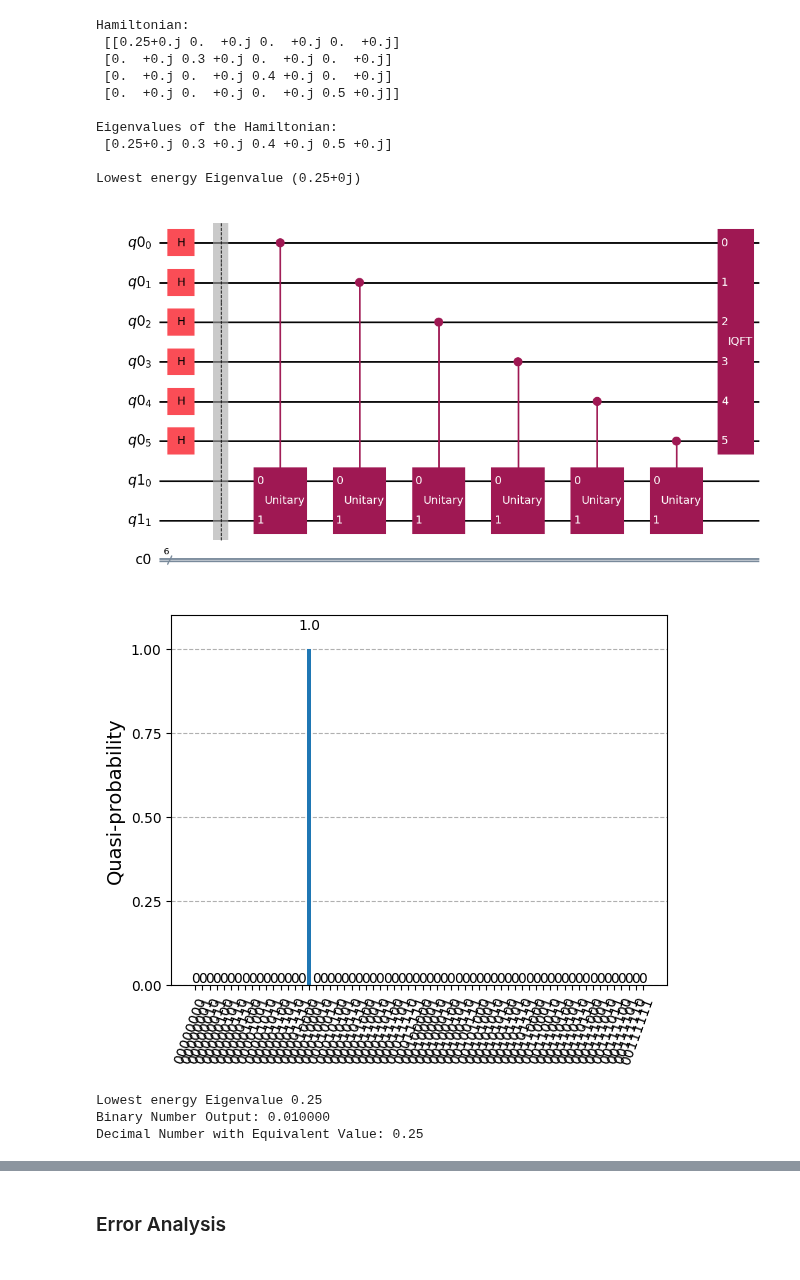
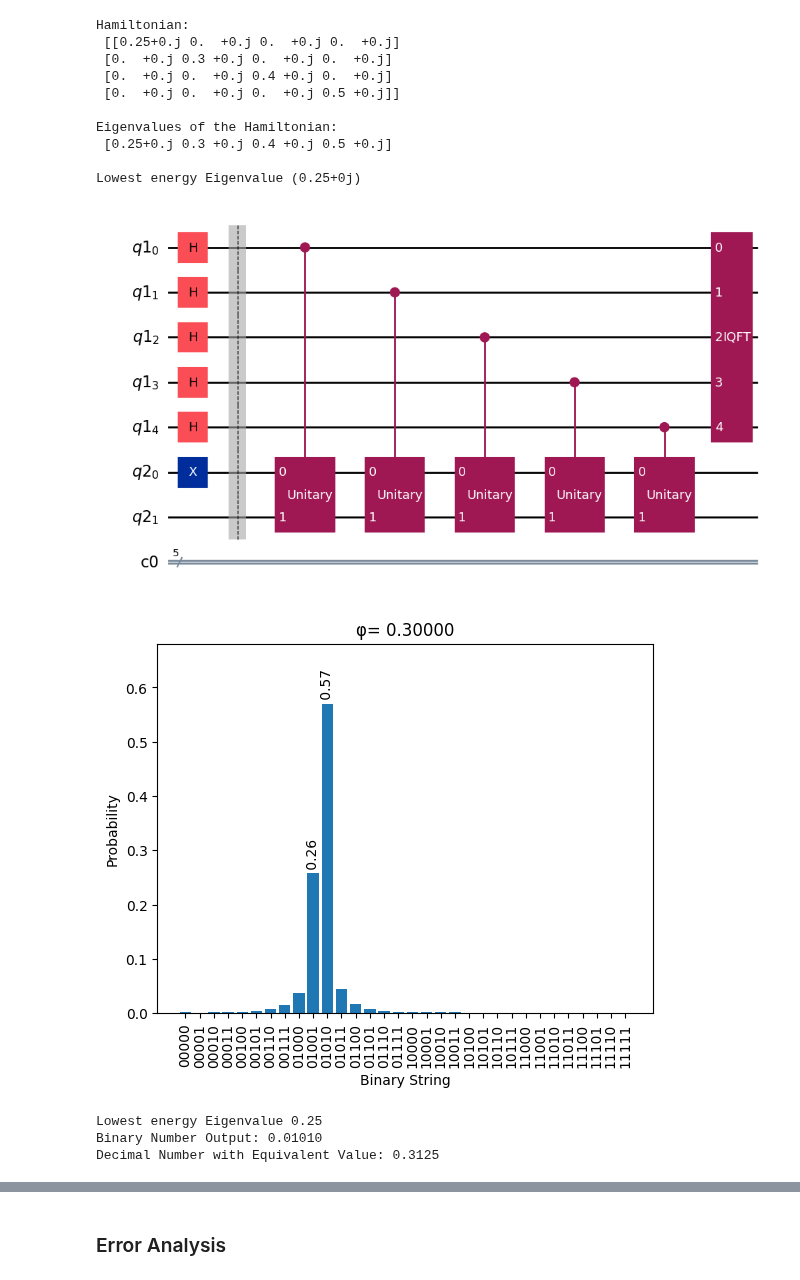
Before and after one commit to Quantum-Linear-Algebra/Intro-to-Quantum-Linear-Algebra, a Jupyter notebook: 5-Quantum_Phase_Estimation.ipynb, the cells around one changed output, grey strips where cells are left out. Saved outputs shown, nothing was run; the diff lists cells and outputs as text; code cells hidden in the pictures.

```diff
--- a/5-Quantum_Phase_Estimation.ipynb
+++ b/5-Quantum_Phase_Estimation.ipynb
@@ -290,8 +156,12 @@ plot_bloch_multivector(sv)
 [figure]
 # %%
 measure(qc, ancilla_bits)
-backend = BasicSimulator()
-result = backend.run(qc, shots=10000).result()
-counts = result.get_counts()
-plot_histogram(counts)
+
+aer_sim = AerSimulator()
+trans_qc = transpile(qc, aer_sim)
+counts = aer_sim.run(trans_qc, shots = 10**4).result().get_counts()
+
+fig,ax = plt.subplots(nrows = 1, ncols = 1)
+plot_distribution(ax, angle, ancilla_bits, counts)
+plt.show()
 # %% [output]
@@ -324,7 +194,8 @@ We can pretend each element in the matrix represents a number of revolutions. Pa
 
 For simple and small matrices, it is easy to test many different eigenvectors to determine the ground state of a system.
 # %%
-ancilla_bits = 6
+ancilla_bits = 5
+input_state = '01'
 # %%
 eigen_bits = 2
 H = np.asarray([[.25,0,0,0],
@@ -363,10 +234,11 @@ qc = QuantumCircuit(qr_ancilla, qr_eigenstate, cr)
 # prepare state
 qc.h(qr_ancilla)
 
-
 # Modify the input state here
-# qc.x(6)
-# qc.x(7)
+if input_state[1] == '1':
+    qc.x(qr_eigenstate[0])
+if input_state[0] == '1':
+    qc.x(qr_eigenstate[1])
 
 
 qc.barrier()
@@ -380,21 +252,30 @@ qc.append(QFT(ancilla_bits).inverse(), qr_ancilla)
 # measure(qc, ancilla_bits)
 qc.draw('mpl')
 # %% [output]
-[figure, old version]
+[figure, new version]
 # %%
-ideal_distribution = Statevector.from_instruction(qc).probabilities_dict()
-plot_histogram(ideal_distribution)
+measure(qc, ancilla_bits)
+
+aer_sim = AerSimulator()
+trans_qc = transpile(qc, aer_sim)
+counts = aer_sim.run(trans_qc, shots = 10**4).result().get_counts()
+
+fig,ax = plt.subplots(nrows = 1, ncols = 1)
+if input_state == '00': angle = .25
+if input_state == '01': angle = .3
+if input_state == '10': angle = .4
+if input_state == '11': angle = .5
+plot_distribution(ax, angle, ancilla_bits, counts)
+plt.show()
 # %% [output]
-[figure, old version]
+[figure, new version]
 # %%
 max_num = 0
 binary_num = ''
-for key in ideal_distribution:
-    if (ideal_distribution[key] > max_num):
-        max_num = ideal_distribution[key]
+for key in counts:
+    if (counts[key] > max_num):
+        max_num = counts[key]
         binary_num = key
-
-binary_num = binary_num[eigen_bits:]
 
 decimal_num = int(binary_num, 2) / (2 ** (ancilla_bits))
 
@@ -403,5 +284,5 @@ print("Binary Number Output: 0."+str(binary_num))
 print("Decimal Number with Equivalent Value:",decimal_num)
 # %% [output]
 Lowest energy Eigenvalue 0.25
-Binary Number Output: 0.010000
-Decimal Number with Equivalent Value: 0.25
+Binary Number Output: 0.01010
+Decimal Number with Equivalent Value: 0.3125
```
Also changed, not shown: parts of 31 cells of this notebook.
